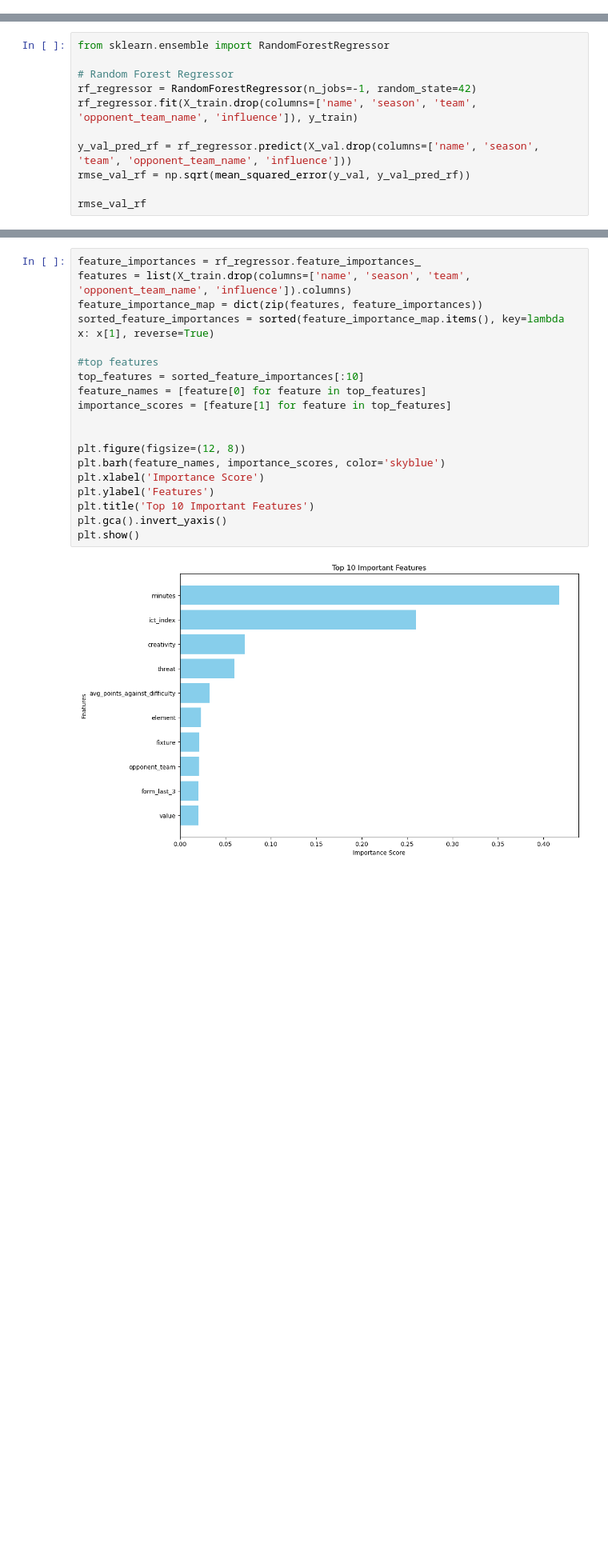
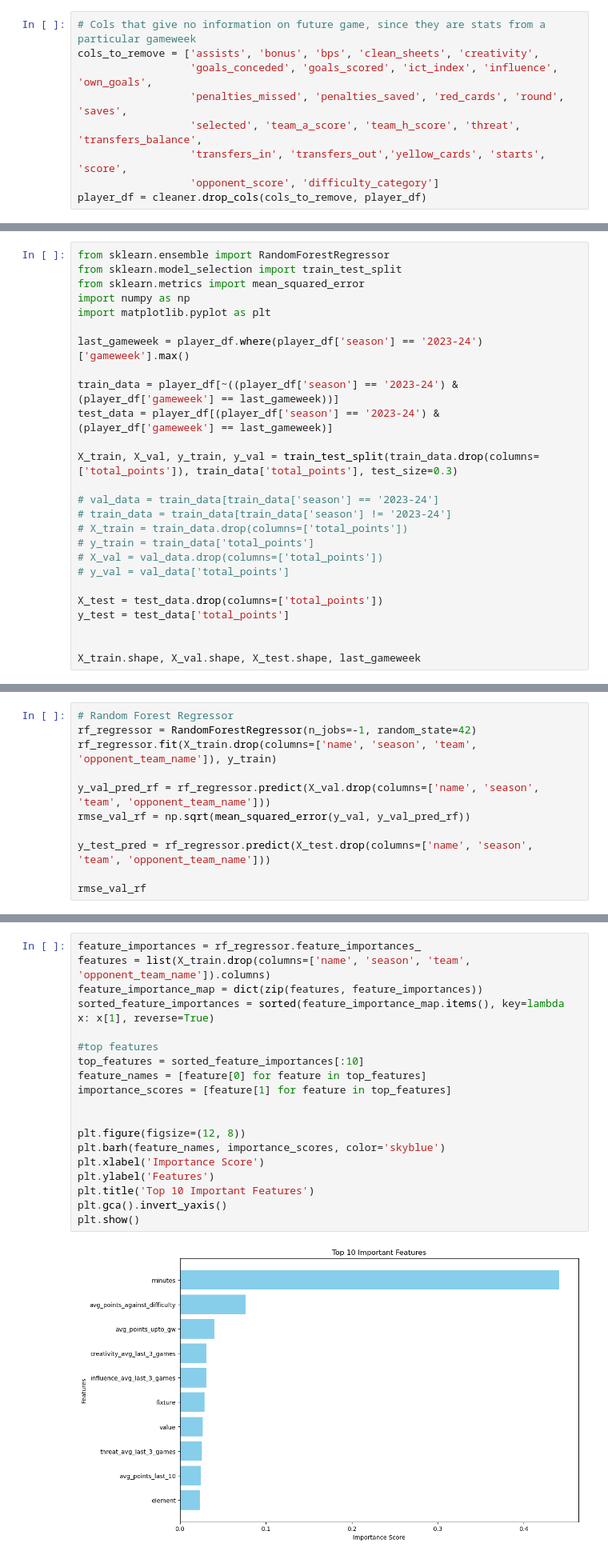
Before and after one commit to dheyay/weighted_through_ball, a Jupyter notebook: notebooks/playground.ipynb, the cells around one changed output, grey strips where cells are left out. Shown: that part at 80% size. Saved outputs shown, nothing was run; the diff lists cells and outputs as text; blank space fills up the shorter version.

Commit message:
Updated feature engineering, model testing

```diff
--- a/notebooks/playground.ipynb
+++ b/notebooks/playground.ipynb
@@ -218,0 +206,9 @@ Index(['name', 'team', 'assists', 'bonus', 'bps', 'clean_sheets', 'creativity',
+# %%
+# Cols that give no information on future game, since they are stats from a particular gameweek
+cols_to_remove = ['assists', 'bonus', 'bps', 'clean_sheets', 'creativity',
+                  'goals_conceded', 'goals_scored', 'ict_index', 'influence', 'own_goals',
+                  'penalties_missed', 'penalties_saved', 'red_cards', 'round', 'saves',
+                  'selected', 'team_a_score', 'team_h_score', 'threat', 'transfers_balance',
+                  'transfers_in', 'transfers_out','yellow_cards', 'starts', 'score',
+                  'opponent_score', 'difficulty_category']
+player_df = cleaner.drop_cols(cols_to_remove, player_df)
@@ -219,2 +241,28 @@ Index(['name', 'team', 'assists', 'bonus', 'bps', 'clean_sheets', 'creativity',
 # %% [markdown]
 ## Random Forest Regressor
+# %%
+from sklearn.ensemble import RandomForestRegressor
+from sklearn.model_selection import train_test_split
+from sklearn.metrics import mean_squared_error
+import numpy as np
+import matplotlib.pyplot as plt
+
+last_gameweek = player_df.where(player_df['season'] == '2023-24')['gameweek'].max()
+
+train_data = player_df[~((player_df['season'] == '2023-24') & (player_df['gameweek'] == last_gameweek))]
+test_data = player_df[(player_df['season'] == '2023-24') & (player_df['gameweek'] == last_gameweek)]
+
+X_train, X_val, y_train, y_val = train_test_split(train_data.drop(columns=['total_points']), train_data['total_points'], test_size=0.3)
+
+# val_data = train_data[train_data['season'] == '2023-24']
+# train_data = train_data[train_data['season'] != '2023-24']
+# X_train = train_data.drop(columns=['total_points'])
+# y_train = train_data['total_points']
+# X_val = val_data.drop(columns=['total_points'])
+# y_val = val_data['total_points']
+
+X_test = test_data.drop(columns=['total_points'])
+y_test = test_data['total_points']
+
+
+X_train.shape, X_val.shape, X_test.shape, last_gameweek
@@ -221,12 +273,12 @@ Index(['name', 'team', 'assists', 'bonus', 'bps', 'clean_sheets', 'creativity',
 # %%
-from sklearn.ensemble import RandomForestRegressor
-
 # Random Forest Regressor
 rf_regressor = RandomForestRegressor(n_jobs=-1, random_state=42)
-rf_regressor.fit(X_train.drop(columns=['name', 'season', 'team', 'opponent_team_name', 'influence']), y_train)
+rf_regressor.fit(X_train.drop(columns=['name', 'season', 'team', 'opponent_team_name']), y_train)
 
-y_val_pred_rf = rf_regressor.predict(X_val.drop(columns=['name', 'season', 'team', 'opponent_team_name', 'influence']))
+y_val_pred_rf = rf_regressor.predict(X_val.drop(columns=['name', 'season', 'team', 'opponent_team_name']))
 rmse_val_rf = np.sqrt(mean_squared_error(y_val, y_val_pred_rf))
 
+y_test_pred = rf_regressor.predict(X_test.drop(columns=['name', 'season', 'team', 'opponent_team_name']))
+
 rmse_val_rf
 # %% [output]
@@ -234,24 +313,24 @@ rmse_val_rf
 # %%
 feature_importances = rf_regressor.feature_importances_
-features = list(X_train.drop(columns=['name', 'season', 'team', 'opponent_team_name', 'influence']).columns)
+features = list(X_train.drop(columns=['name', 'season', 'team', 'opponent_team_name']).columns)
 feature_importance_map = dict(zip(features, feature_importances))
 sorted_feature_importances = sorted(feature_importance_map.items(), key=lambda x: x[1], reverse=True)
 
 #top features
 top_features = sorted_feature_importances[:10]
 feature_names = [feature[0] for feature in top_features]
 importance_scores = [feature[1] for feature in top_features]
 
 
 plt.figure(figsize=(12, 8))
 plt.barh(feature_names, importance_scores, color='skyblue')
 plt.xlabel('Importance Score')
 plt.ylabel('Features')
 plt.title('Top 10 Important Features')
 plt.gca().invert_yaxis()
 plt.show()
 # %% [output]
-[figure, old version]
+[figure, new version]
 # %%
 from sklearn.preprocessing import PolynomialFeatures, StandardScaler
 
```
Also changed, not shown: parts of 17 cells of this notebook, 3 other files.
